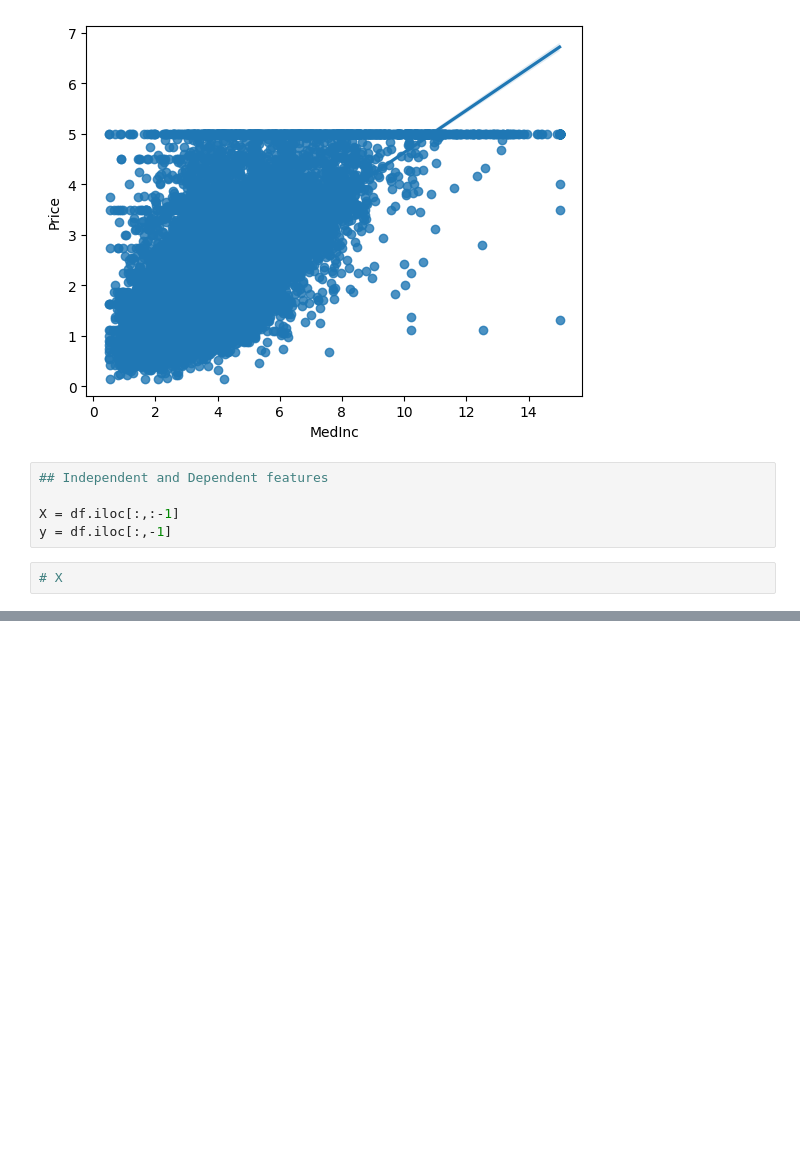
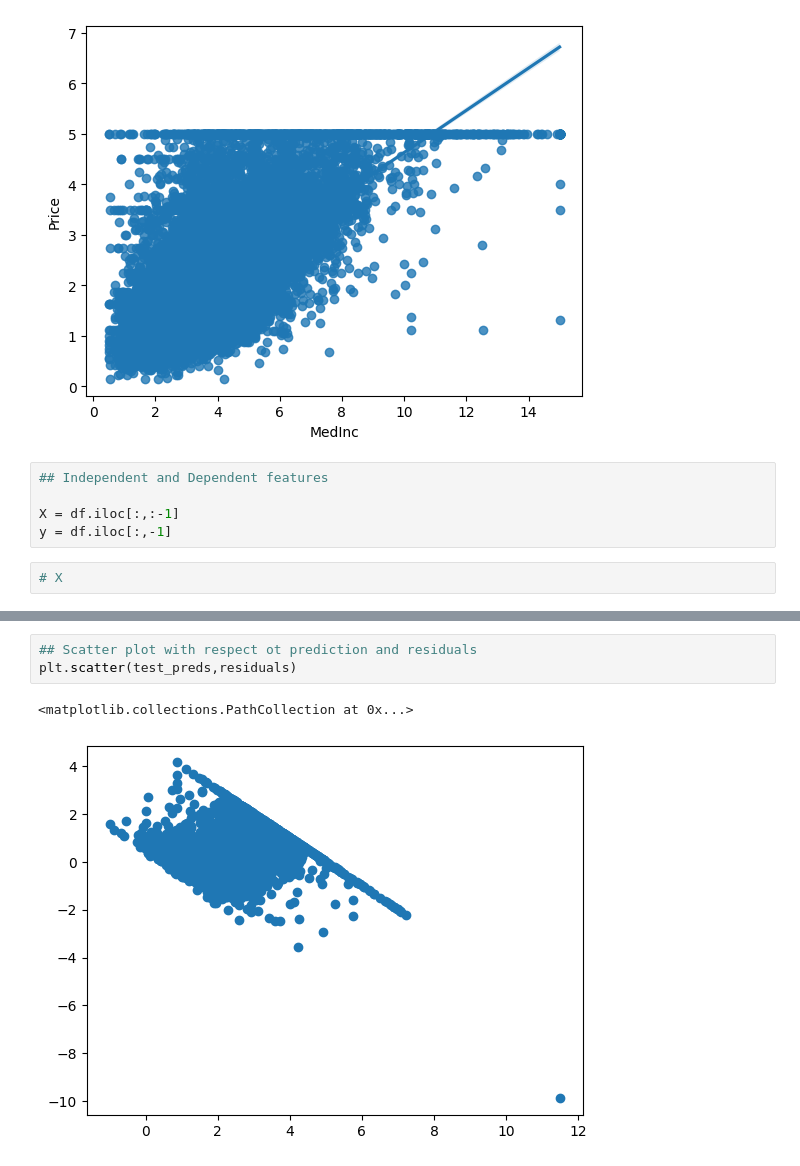
Before and after one commit to dt448/real_estate_price_prediction, a Jupyter notebook: model/toy_example.ipynb, the cells around one changed output, grey strips where cells are left out. Saved outputs shown, nothing was run; the diff lists cells and outputs as text; blank space fills up the shorter version.

```diff
--- a/model/toy_example.ipynb
+++ b/model/toy_example.ipynb
@@ -182,0 +282,6 @@ y = df.iloc[:,-1]
+# %%
+## Scatter plot with respect ot prediction and residuals
+plt.scatter(test_preds,residuals)
+# %% [output]
+<matplotlib.collections.PathCollection at 0x...>
+[figure, added]
```
Also changed, not shown: parts of 22 cells of this notebook.
